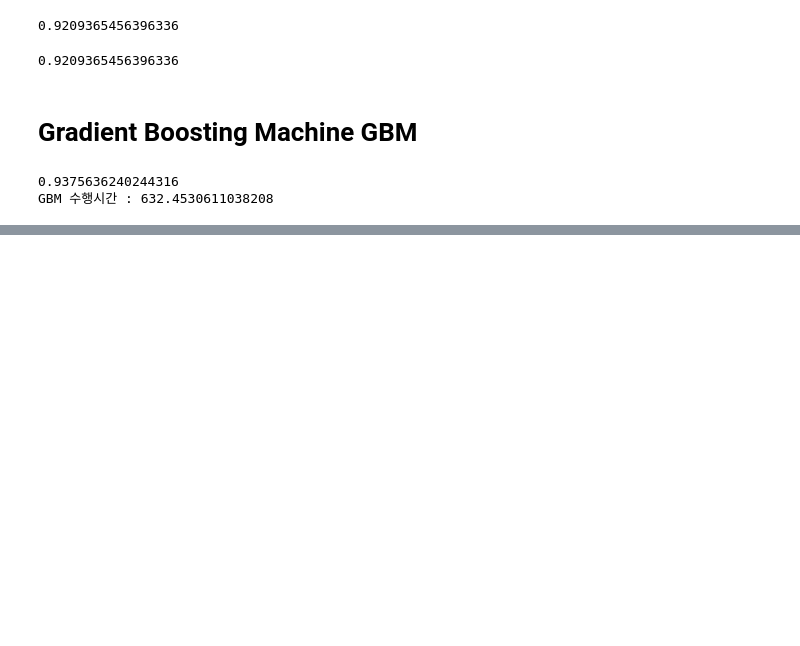
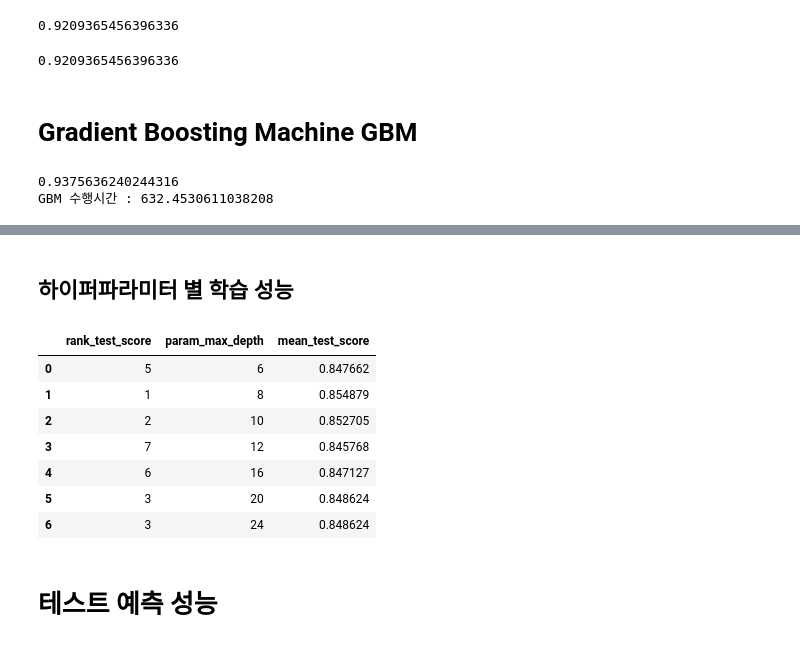
Before and after one commit to yleessam/2412_ml_env, a Jupyter notebook: 4장_결정트리_랜덤포레스트.ipynb, the cells around one changed output, grey strips where cells are left out. Saved outputs shown, nothing was run; the diff lists cells and outputs as text; code cells hidden in the pictures; blank space fills up the shorter version.

```diff
--- a/4장_결정트리_랜덤포레스트.ipynb
+++ b/4장_결정트리_랜덤포레스트.ipynb
@@ -269,0 +361,15 @@ GBM 수행시간 : 632.4530611038208
+# %% [markdown]
+## 하이퍼파라미터 별 학습 성능
+# %%
+cv_results_df[['rank_test_score','param_max_depth','mean_test_score' ]]
+# %% [output]
+|  | rank_test_score | param_max_depth | mean_test_score |
+| 0 | 5 | 6 | 0.847662 |
+| 1 | 1 | 8 | 0.854879 |
+| 2 | 2 | 10 | 0.852705 |
+| 3 | 7 | 12 | 0.845768 |
+| 4 | 6 | 16 | 0.847127 |
+| 5 | 3 | 20 | 0.848624 |
+| 6 | 3 | 24 | 0.848624 |
+# %% [markdown]
+# 테스트 예측 성능
```
Also changed, not shown: parts of 14 cells of this notebook, 4 other files.
